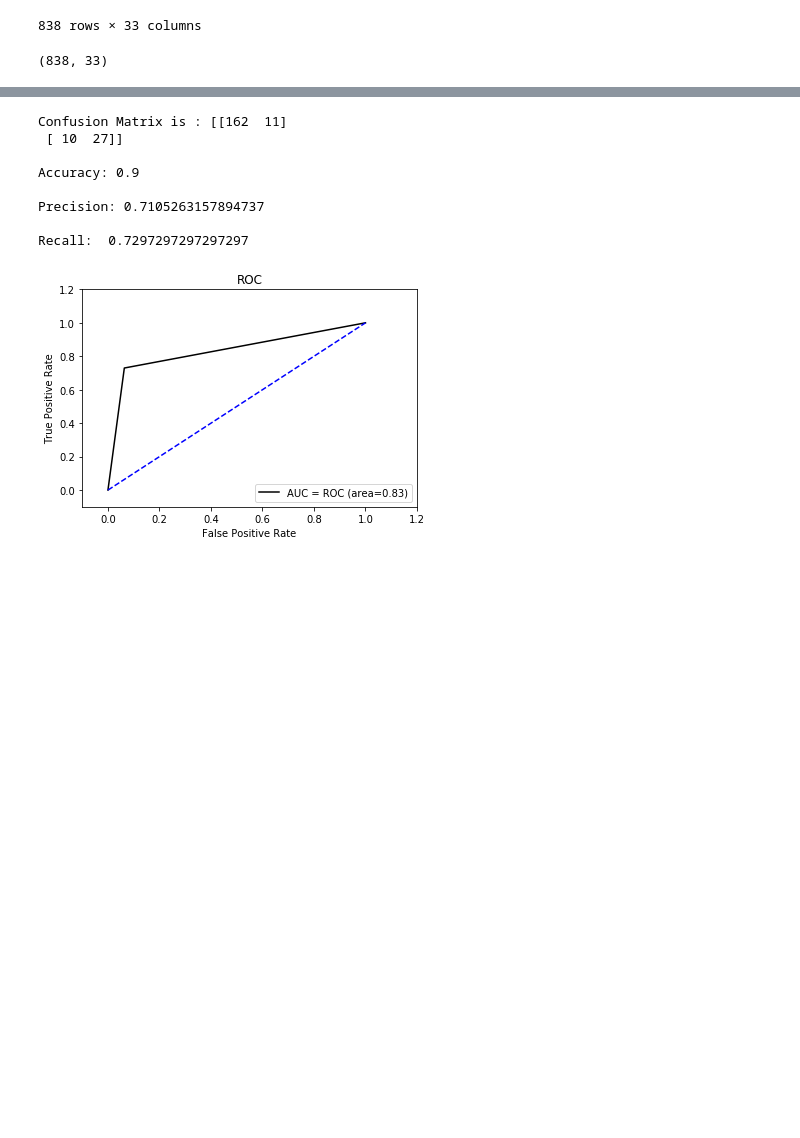
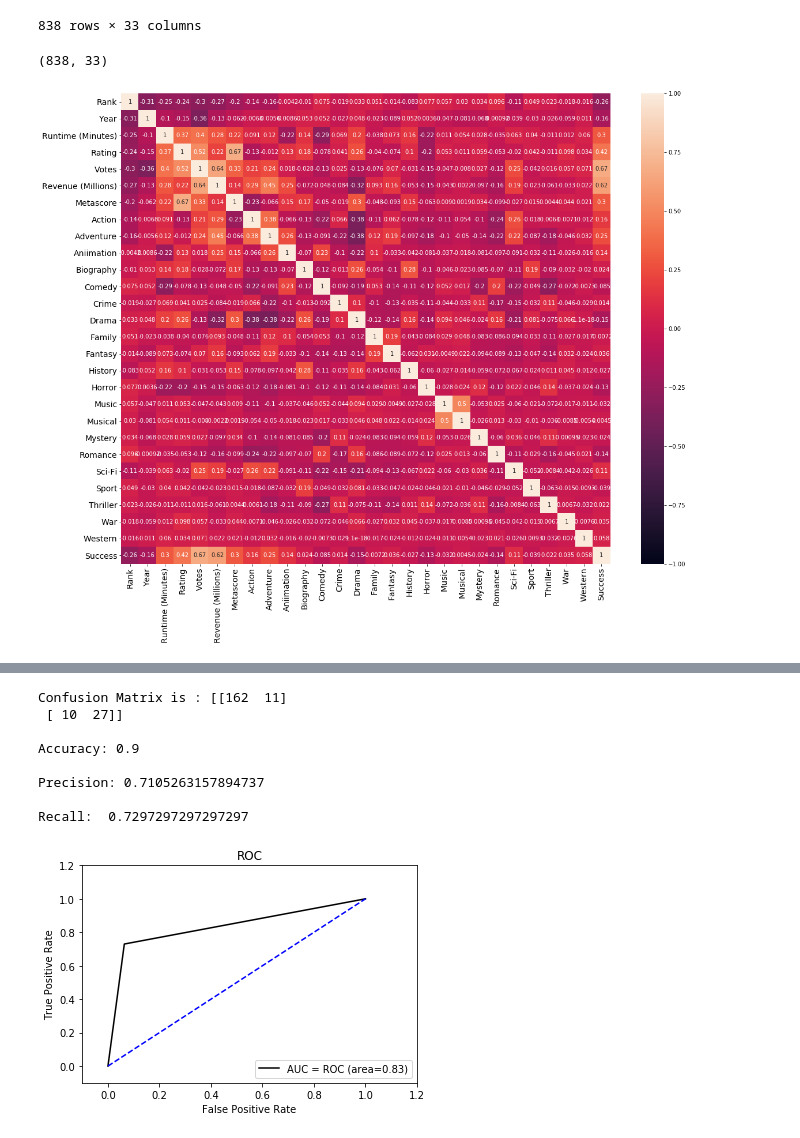
Before and after one commit to apoorvashete/MovieSuccesRatePrediction, a Jupyter notebook: LR_IMDB.ipynb, the cells around one changed output, grey strips where cells are left out. Saved outputs shown, nothing was run; the diff lists cells and outputs as text; code cells hidden in the pictures; blank space fills up the shorter version.

```diff
--- a/LR_IMDB.ipynb
+++ b/LR_IMDB.ipynb
@@ -32,6 +33,12 @@ display(d)
 print(d.shape)
 # %% [output]
 (838, 33)
+# %%
+fig, ax = plt.subplots(figsize=(19,15))
+sns.heatmap(d.corr(), ax=ax, annot=True, vmin=-1, vmax=1, cbar=True);
+ax.tick_params(axis="both", labelsize=14)
+# %% [output]
+[figure, added]
 # %%
 #Splitting and evzluating data
 trainx,testx,trainy,testy=train_test_split(d[d.columns[6:32]],d.iloc[:,-1],test_size=0.25,random_state=0)
```
Also changed, not shown: parts of 2 cells of this notebook, 7 other files.
